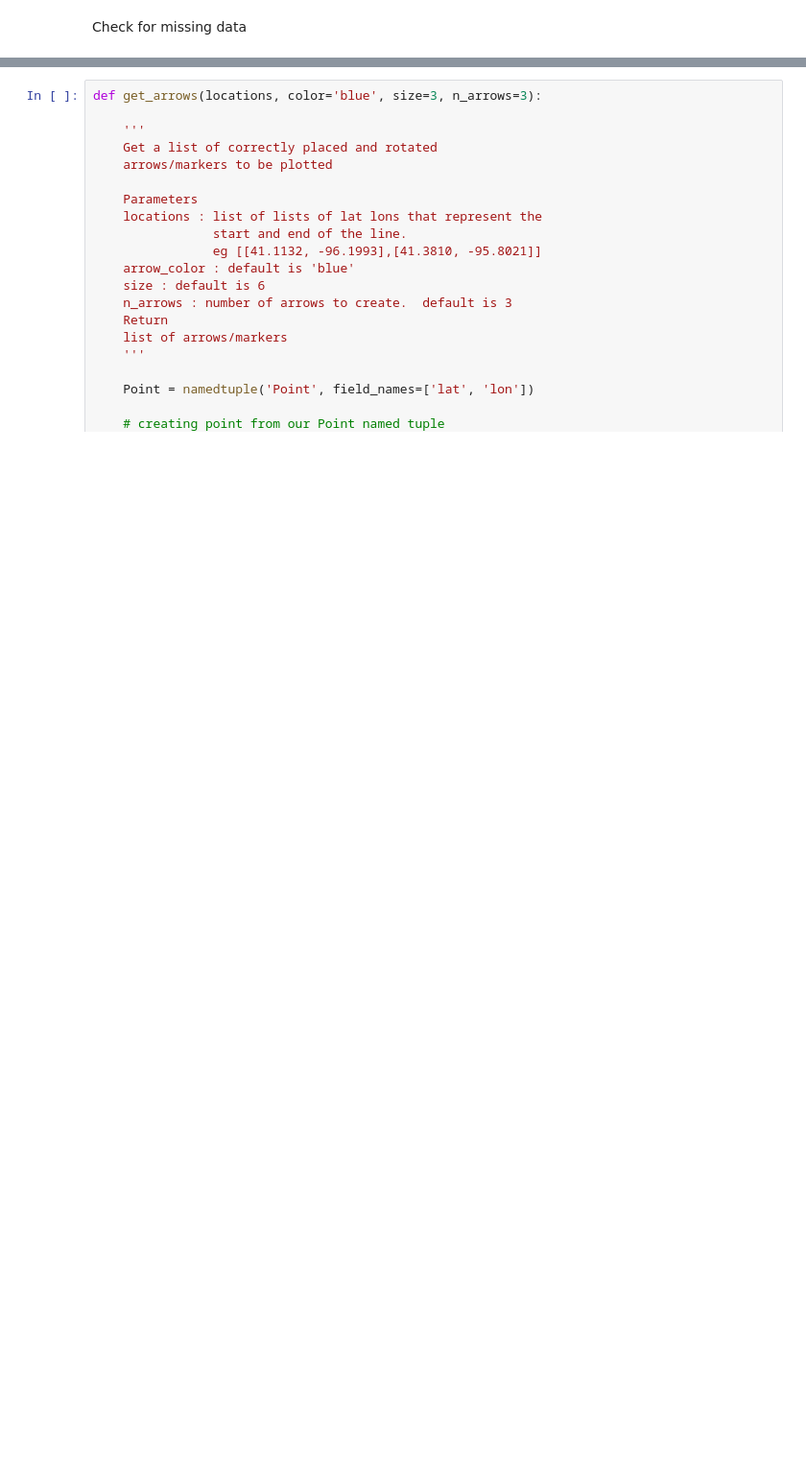
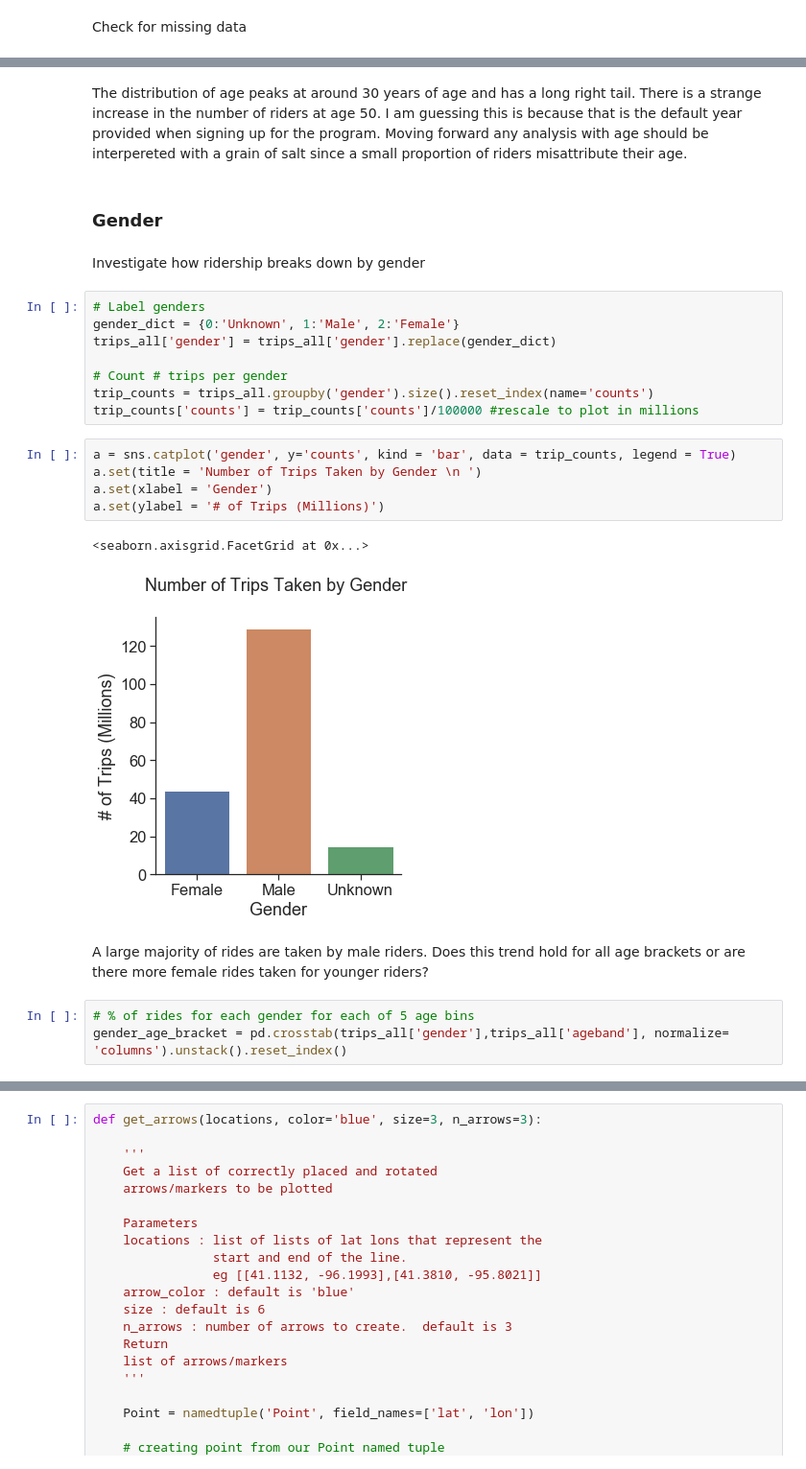
Before and after one commit to achanales/CitiBike_Maps, a Jupyter notebook: code/citibike.ipynb, the cells around one changed output, grey strips where cells are left out. Shown at 96% size. Saved outputs shown, nothing was run; the diff lists cells and outputs as text; blank space fills up the shorter version.

```diff
--- a/code/citibike.ipynb
+++ b/code/citibike.ipynb
@@ -256,0 +195,27 @@ def most_popular_routes(df,num_routes,start_stations,end_stations):
+# %% [markdown]
+The distribution of age peaks at around 30 years of age and has a long right tail. There is a strange increase in the number of riders at age 50. I am guessing this is because that is the default year provided when signing up for the program. Moving forward any analysis with age should be interpereted with a grain of salt since a small proportion of riders misattribute their age.
+# %% [markdown]
+### Gender
+# %% [markdown]
+Investigate how ridership breaks down by gender
+# %%
+# Label genders
+gender_dict = {0:'Unknown', 1:'Male', 2:'Female'}
+trips_all['gender'] = trips_all['gender'].replace(gender_dict)
+
+# Count # trips per gender
+trip_counts = trips_all.groupby('gender').size().reset_index(name='counts')
+trip_counts['counts'] = trip_counts['counts']/100000 #rescale to plot in millions
+# %%
+a = sns.catplot('gender', y='counts', kind = 'bar', data = trip_counts, legend = True)
+a.set(title = 'Number of Trips Taken by Gender \n ')
+a.set(xlabel = 'Gender')
+a.set(ylabel = '# of Trips (Millions)')
+# %% [output]
+<seaborn.axisgrid.FacetGrid at 0x...>
+[figure, added]
+# %% [markdown]
+A large majority of rides are taken by male riders. Does this trend hold for all age brackets or are there more female rides taken for younger riders?
+# %%
+# % of rides for each gender for each of 5 age bins
+gender_age_bracket = pd.crosstab(trips_all['gender'],trips_all['ageband'], normalize= 'columns').unstack().reset_index()
```
Also changed, not shown: parts of 78 cells of this notebook.
